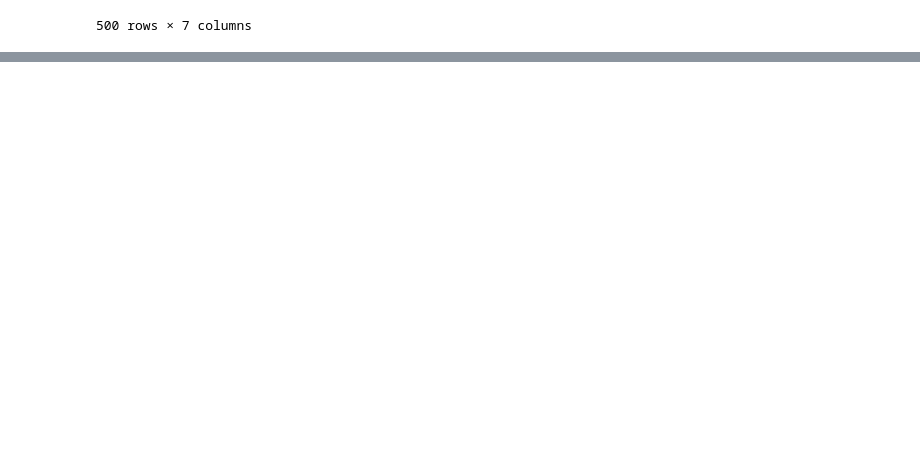
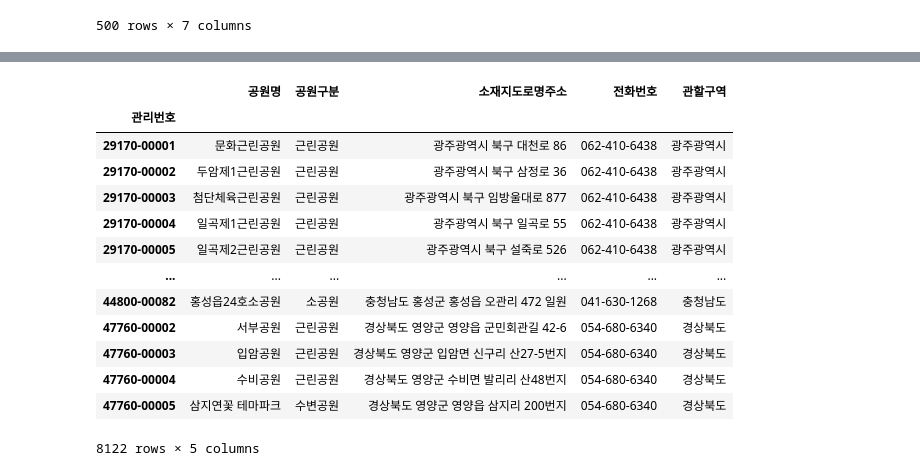
Before and after one commit to jin-kyeom/Python_Project, a Jupyter notebook: 0_Code_Eat_2206/code_eat_test_220723.ipynb, the cells around one changed output, grey strips where cells are left out. Saved outputs shown, nothing was run; the diff lists cells and outputs as text; code cells hidden in the pictures; blank space fills up the shorter version.

```diff
--- a/0_Code_Eat_2206/code_eat_test_220723.ipynb
+++ b/0_Code_Eat_2206/code_eat_test_220723.ipynb
@@ -889,3 +889,7 @@ df
 | 499 | 1971 | Live in Cook County Jail | B.B. King | Blues | Electric Blues | True | Yes |
 | 500 | 1998 | Aquemini | OutKast | Hip Hop | Reggae, Gangsta, Soul, Conscious | False | No |
 500 rows × 7 columns
+# %%
+import pandas as pd
+df = pd.read_csv('parks.csv', index_col=0)
+df.head()
@@ -891,0 +904,3 @@ df
+# %%
+address = df['소재지도로명주소'].str.split(n=1, expand=True)
+address
@@ -891,0 +922,18 @@ df
+# %%
+df['관할구역'] = address[0]
+df
+# %% [output]
+|  | 공원명 | 공원구분 | 소재지도로명주소 | 전화번호 | 관할구역 |
+| 관리번호 |  |  |  |  |  |
+| 29170-00001 | 문화근린공원 | 근린공원 | 광주광역시 북구 대천로 86 | 062-410-6438 | 광주광역시 |
+| 29170-00002 | 두암제1근린공원 | 근린공원 | 광주광역시 북구 삼정로 36 | 062-410-6438 | 광주광역시 |
+| 29170-00003 | 첨단체육근린공원 | 근린공원 | 광주광역시 북구 임방울대로 877 | 062-410-6438 | 광주광역시 |
+| 29170-00004 | 일곡제1근린공원 | 근린공원 | 광주광역시 북구 일곡로 55 | 062-410-6438 | 광주광역시 |
+| 29170-00005 | 일곡제2근린공원 | 근린공원 | 광주광역시 북구 설죽로 526 | 062-410-6438 | 광주광역시 |
+| ... | ... | ... | ... | ... | ... |
+| 44800-00082 | 홍성읍24호소공원 | 소공원 | 충청남도 홍성군 홍성읍 오관리 472 일원 | 041-630-1268 | 충청남도 |
+| 47760-00002 | 서부공원 | 근린공원 | 경상북도 영양군 영양읍 군민회관길 42-6 | 054-680-6340 | 경상북도 |
+| 47760-00003 | 입암공원 | 근린공원 | 경상북도 영양군 입암면 신구리 산27-5번지 | 054-680-6340 | 경상북도 |
+| 47760-00004 | 수비공원 | 근린공원 | 경상북도 영양군 수비면 발리리 산48번지 | 054-680-6340 | 경상북도 |
+| 47760-00005 | 삼지연꽃 테마파크 | 수변공원 | 경상북도 영양군 영양읍 삼지리 200번지 | 054-680-6340 | 경상북도 |
+8122 rows × 5 columns
```
Also changed, not shown: parts of 2 cells of this notebook, 4 other files.
